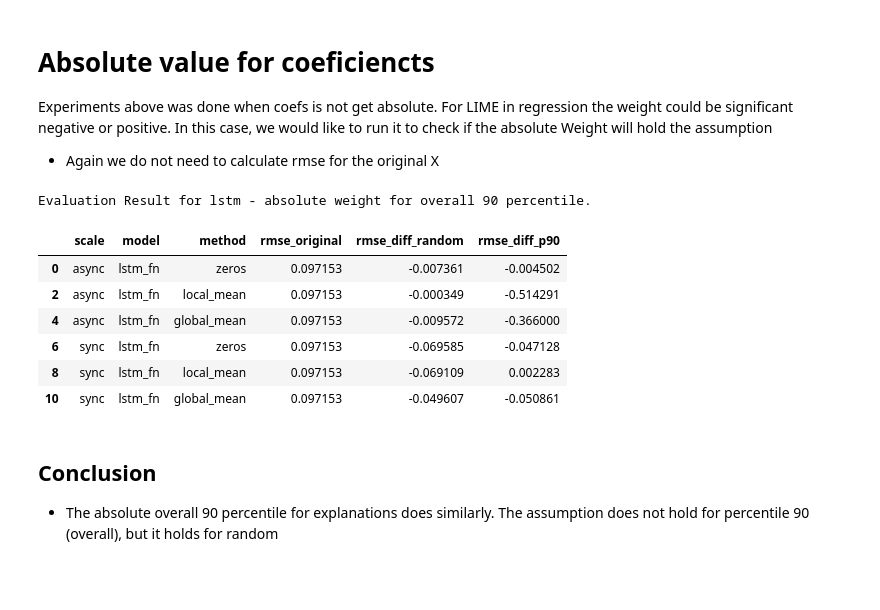
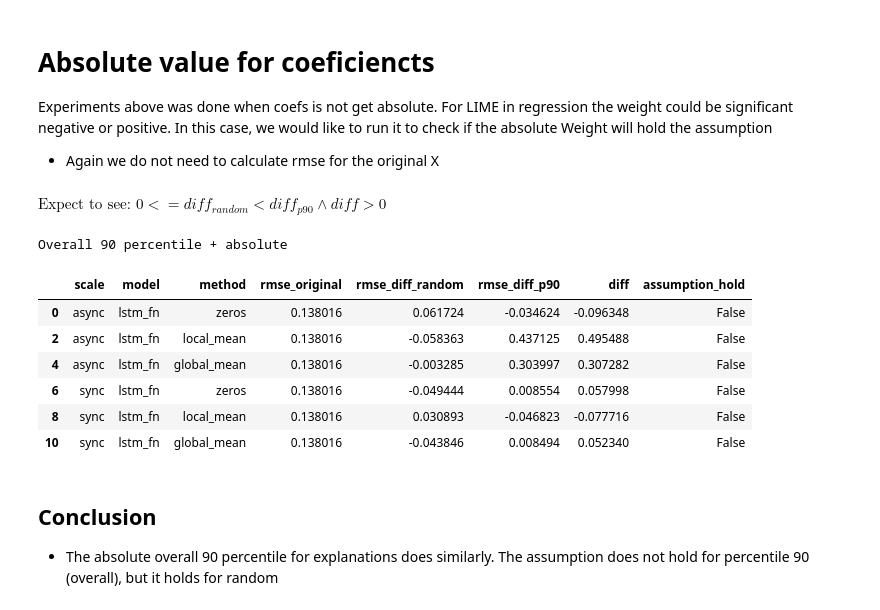
Before and after one commit to dungthuapps/tsx, a Jupyter notebook: notebooks/tsx-eval-qm.ipynb, the cells around one changed output. Saved outputs shown, nothing was run; the diff lists cells and outputs as text; code cells hidden in the pictures; blank space fills up the shorter version.

```diff
--- a/notebooks/tsx-eval-qm.ipynb
+++ b/notebooks/tsx-eval-qm.ipynb
@@ -340,24 +325,21 @@ for e in exp3:
-# %%
-
-eva3_df = pd.DataFrame(list(exp3))
-eva3_df = eva3_df.drop("xcoef", axis=1)
-eva3_df["rmse_diff_random"] = eva3_df.eval("rmse_original - rmse_random")
-eva3_df["rmse_diff_p90"] = eva3_df.eval("rmse_original - rmse_p90")
-
-tt = eva3_df.loc[:, ["scale", "model", "method", "rmse_original","rmse_diff_random", "rmse_diff_p90"]]
-eva3_lstm = tt.query("model == 'lstm_fn' ")
-
-print("Evaluation Result for lstm - absolute weight for overall 90 percentile.")
-eva3_lstm
-# %% [output]
-Evaluation Result for lstm - absolute weight for overall 90 percentile.
-|  | scale | model | method | rmse_original | rmse_diff_random | rmse_diff_p90 |
-| 0 | async | lstm_fn | zeros | 0.097153 | -0.007361 | -0.004502 |
-| 2 | async | lstm_fn | local_mean | 0.097153 | -0.000349 | -0.514291 |
-| 4 | async | lstm_fn | global_mean | 0.097153 | -0.009572 | -0.366000 |
-| 6 | sync | lstm_fn | zeros | 0.097153 | -0.069585 | -0.047128 |
-| 8 | sync | lstm_fn | local_mean | 0.097153 | -0.069109 | 0.002283 |
-| 10 | sync | lstm_fn | global_mean | 0.097153 | -0.049607 | -0.050861 |
+# %%
+test_case_3 = "Overall 90 percentile + absolute"
+exp3 = qm_rmse_exp(X, y_true, explanations, axis=None, absolute=True)
+# %%
+# Case 3
+display(Math(_math_text_))
+print(test_case_3)
+eva_explainations(exp3)
+# %% [output]
+$\displaystyle \text{Expect to see: } 0 <= diff_{random} < diff_{p90}  \land  diff > 0 $
+Overall 90 percentile + absolute
+|  | scale | model | method | rmse_original | rmse_diff_random | rmse_diff_p90 | diff | assumption_hold |
+| 0 | async | lstm_fn | zeros | 0.138016 | 0.061724 | -0.034624 | -0.096348 | False |
+| 2 | async | lstm_fn | local_mean | 0.138016 | -0.058363 | 0.437125 | 0.495488 | False |
+| 4 | async | lstm_fn | global_mean | 0.138016 | -0.003285 | 0.303997 | 0.307282 | False |
+| 6 | sync | lstm_fn | zeros | 0.138016 | -0.049444 | 0.008554 | 0.057998 | False |
+| 8 | sync | lstm_fn | local_mean | 0.138016 | 0.030893 | -0.046823 | -0.077716 | False |
+| 10 | sync | lstm_fn | global_mean | 0.138016 | -0.043846 | 0.008494 | 0.052340 | False |
 # %% [markdown]
 ## Conclusion
 - The absolute overall 90 percentile for explanations does similarly. The assumption does not hold for percentile 90 (overall), but it holds for random
```
Also changed, not shown: parts of 20 cells of this notebook.
